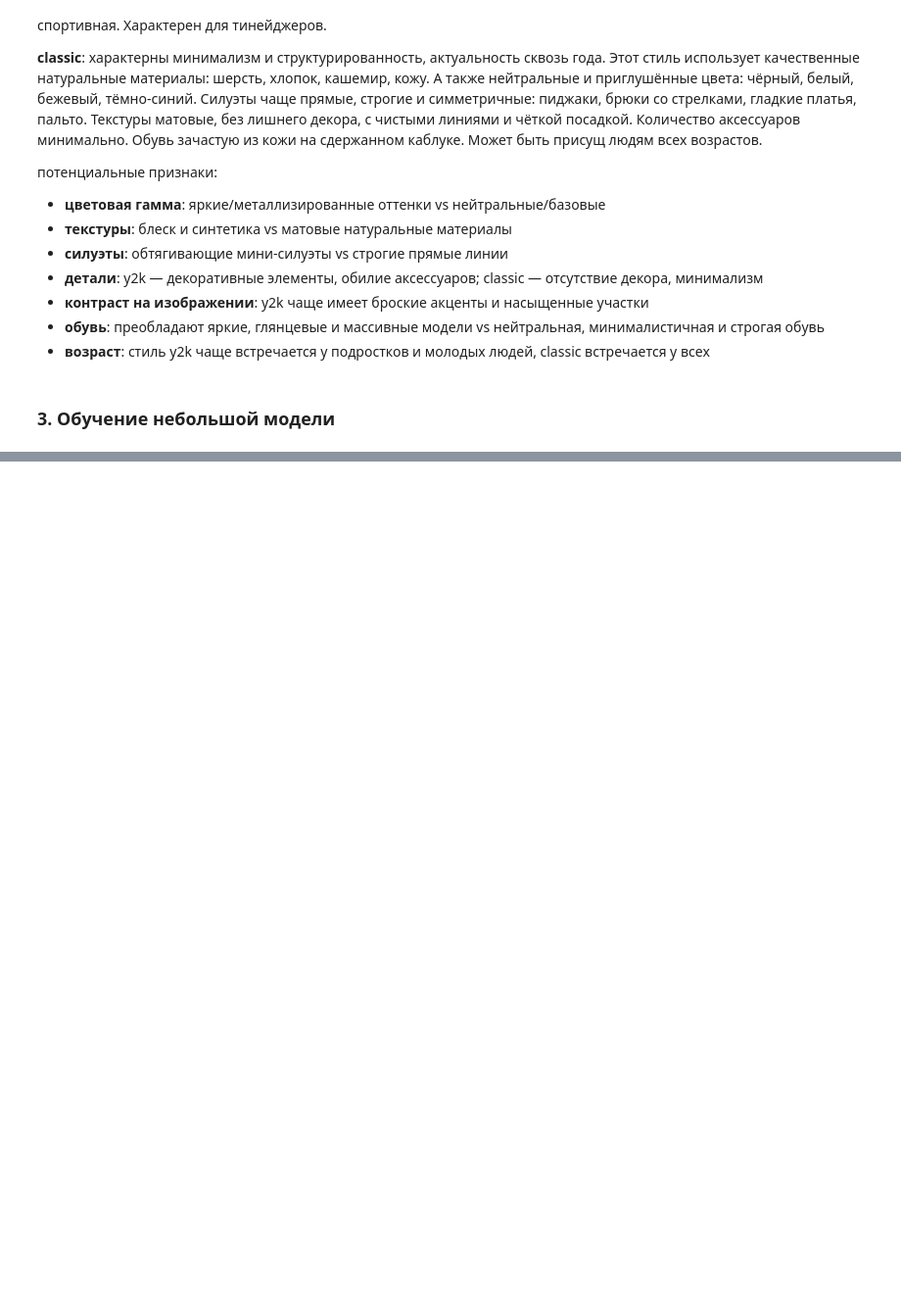
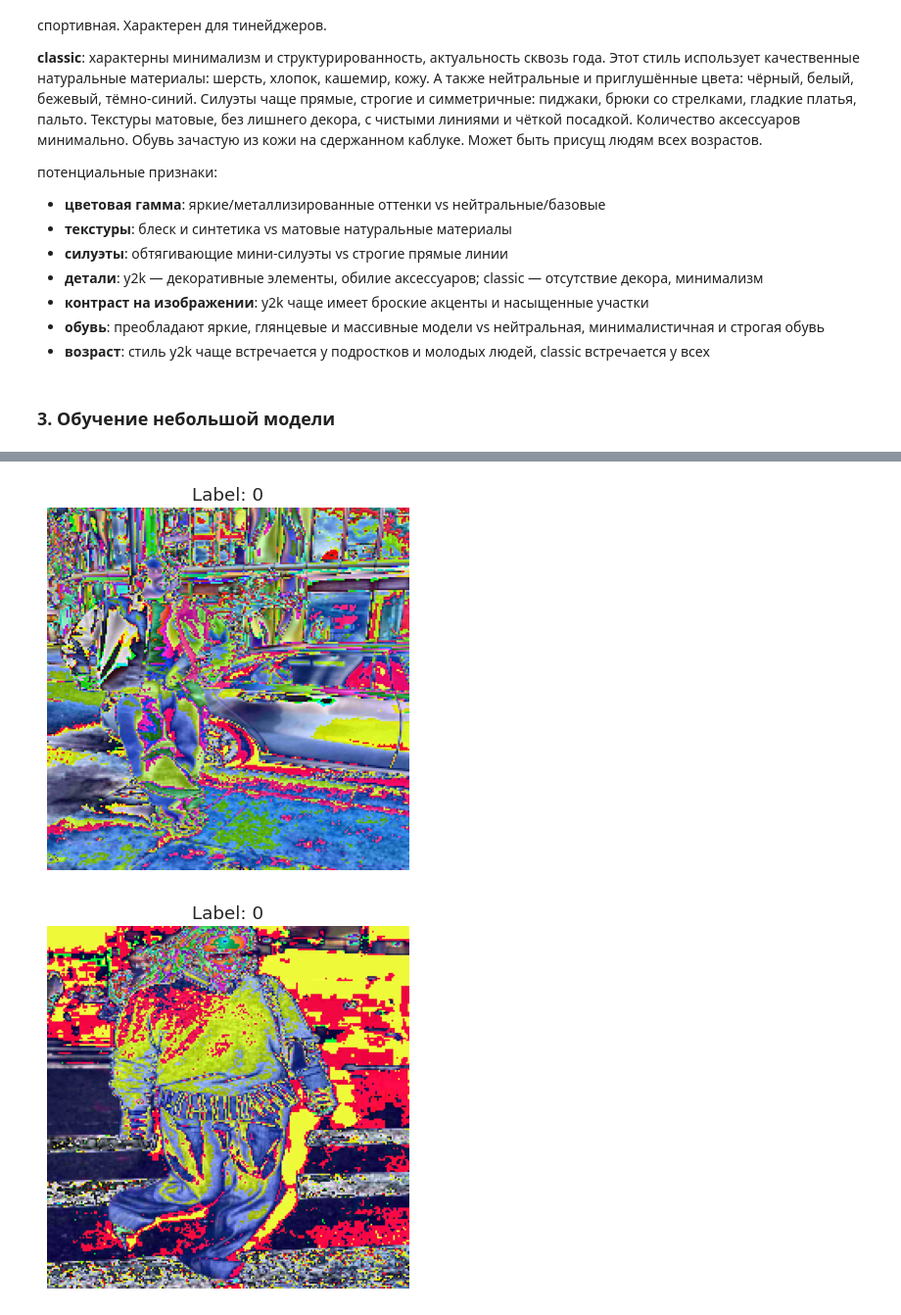
Before and after one commit to AndreichukVladlena/y2k-vs-classic-style-classifier, a Jupyter notebook: main.ipynb, the cells around one changed output, grey strips where cells are left out. Shown at 98% size. Saved outputs shown, nothing was run; the diff lists cells and outputs as text; code cells hidden in the pictures; blank space fills up the shorter version.

Commit message:
feat: create train algorithm

```diff
--- a/main.ipynb
+++ b/main.ipynb
@@ -131,0 +135,7 @@ classic_images.extend(get_augementations(classic_images))
+# %%
+original_transforms = transforms.Compose([
+    transforms.Resize((224, 224)),
+    transforms.ToTensor(),
+    transforms.Normalize([0.485, 0.456, 0.406],
+                         [0.229, 0.224, 0.225])
+])
@@ -131,0 +162,19 @@ classic_images.extend(get_augementations(classic_images))
+# %%
+train_original = datasets.ImageFolder("data/train", transform=original_transforms)
+train_augmented = datasets.ImageFolder("data/train", transform=augmented_transforms)
+
+train_dataset = ConcatDataset([train_original, train_augmented])
+val_dataset   = datasets.ImageFolder("data/val",   transform=val_transforms)
+# %%
+from torchvision.transforms.functional import to_pil_image
+
+for i in range(5):
+    img, label = train_original[i]   # достаём первое изображение
+
+    plt.imshow(to_pil_image(img))  # переводим тензор → изображение
+    plt.axis("off")
+    plt.title(f"Label: {label}")
+    plt.show()
+# %% [output]
+[figure, added]
+[figure, added]
```
Also changed, not shown: parts of 28 cells of this notebook.
